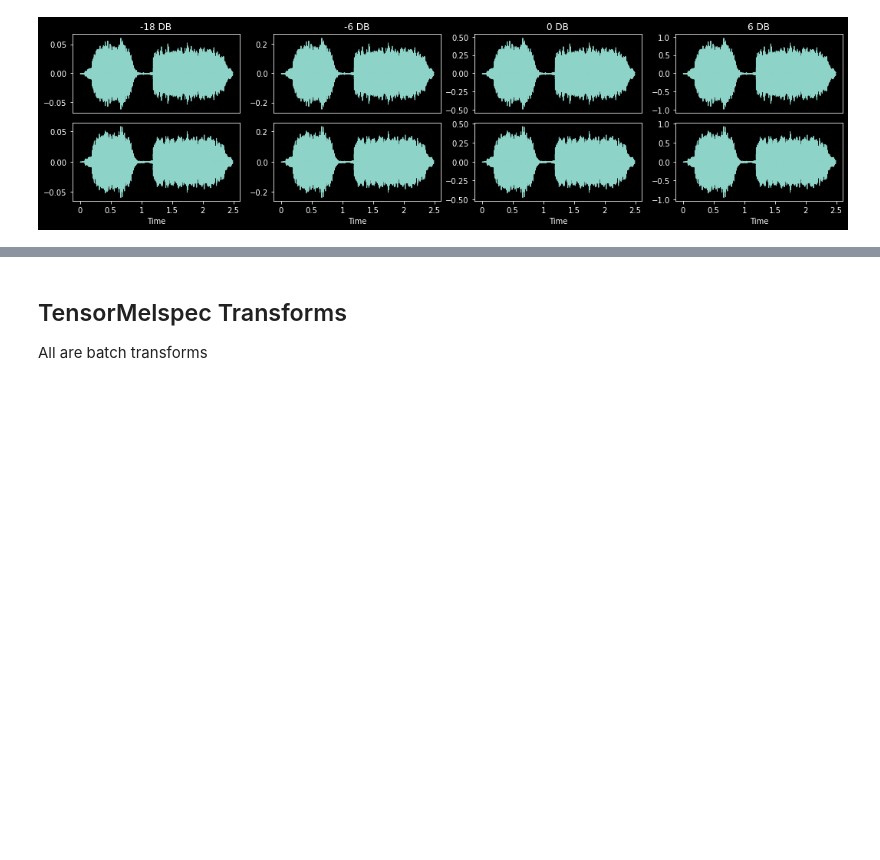
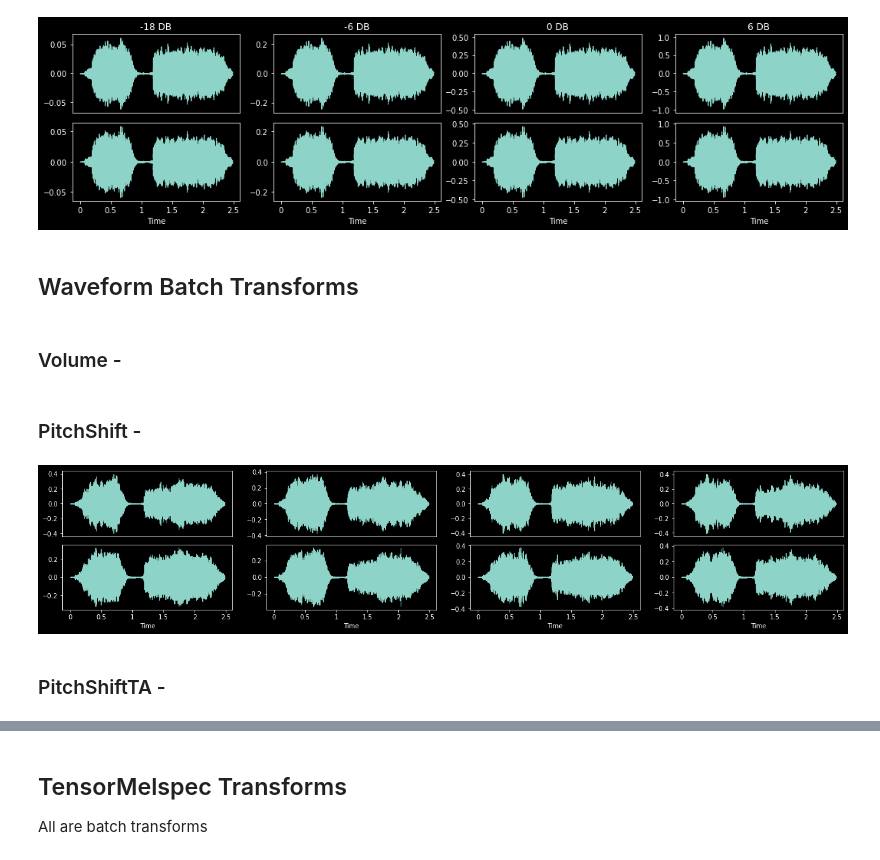
Before and after one commit to warner-benjamin/fastxtend, a Jupyter notebook: nbs/audio.03_augment.ipynb, the cells around one changed output, grey strips where cells are left out. Saved outputs shown, nothing was run; the diff lists cells and outputs as text; code cells hidden in the pictures; blank space fills up the shorter version.

```diff
--- a/nbs/audio.03_augment.ipynb
+++ b/nbs/audio.03_augment.ipynb
@@ -246,3 +249,7 @@ for ax,gain in zip(axs.flatten(), [-18, -6, 0, 6]):
     vol(audio, split_idx=0).show(ctx=ax, title=f'{gain} DB', hear=False)
 # %% [output]
 [figure]
+# %% [markdown]
+## Waveform Batch Transforms
+# %% [markdown]
+### Volume -
@@ -248,0 +288,42 @@ for ax,gain in zip(axs.flatten(), [-18, -6, 0, 6]):
+# %% [markdown]
+### PitchShift -
+# %%
+#export
+class PitchShift(BatchRandTransform):
+    "Shift TensorAudio's pitch using `torch_pitch_shift`"
+    order, split_idx = 20, 0
+    def __init__(self,
+        p:float=0.2,
+        semitones:tuple[float,float]=(-4.0,4.0), # Random pitch shift range in semitones to select computation efficient shifts
+        bins_per_octave:int=12, # Number of steps per octave
+    ):
+        super().__init__(p=p)
+        store_attr(but='p')
+        self.sr = 0
+
+    def before_call(self,
+        b:TensorAudio|tuple[TensorAudio,...],
+        split_idx:int # Index of the train/valid dataset
+    ):
+        super().before_call(b, split_idx)
+        if not self.sr:
+            self.sr = _get_audio_attr(b, 'sr')
+            self._fast_shifts = get_fast_shifts(self.sr, self._validate_fast_shifts)
+        if split_idx==0: self.shift = random.choice(self._fast_shifts)
+
+    def encodes(self, x:TensorAudio) -> Tensor:
+        return pitch_shift(x.clone(), self.shift, self.sr, self.bins_per_octave)
+
+    def _validate_fast_shifts(self, x):
+        return x >= semitones_to_ratio(self.semitones[0]) and x <= semitones_to_ratio(self.semitones[1]) and x != 1
+# %%
+with less_random():
+    _,axs = plt.subplots(1,4,figsize=(22,4))
+    ps = PitchShift(p=1.)
+    for ax in axs.flatten():
+        audio = TensorAudio.create(TEST_AUDIO)
+        ps(audio.unsqueeze(0), split_idx=0).squeeze(0).show(ctx=ax, hear=False)
+# %% [output]
+[figure, added]
+# %% [markdown]
+### PitchShiftTA -
```
Also changed, not shown: parts of 16 cells of this notebook, 8 other files.
